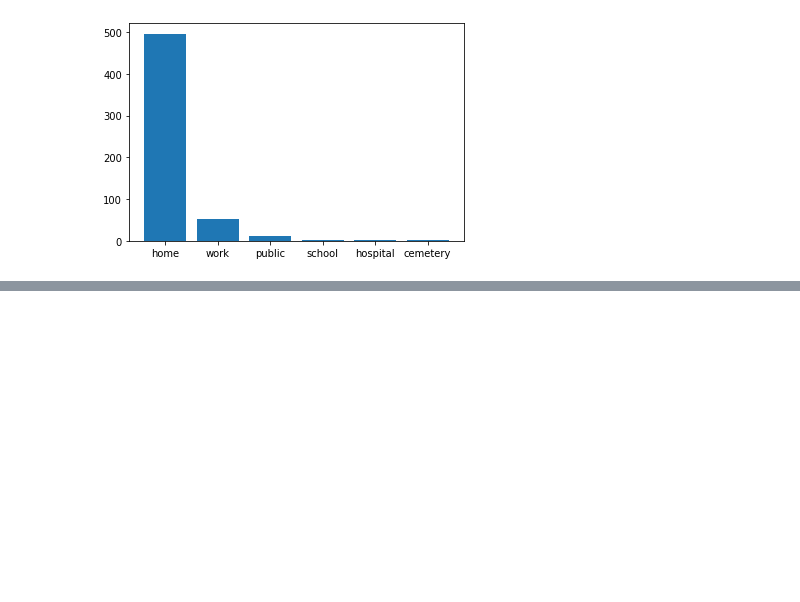
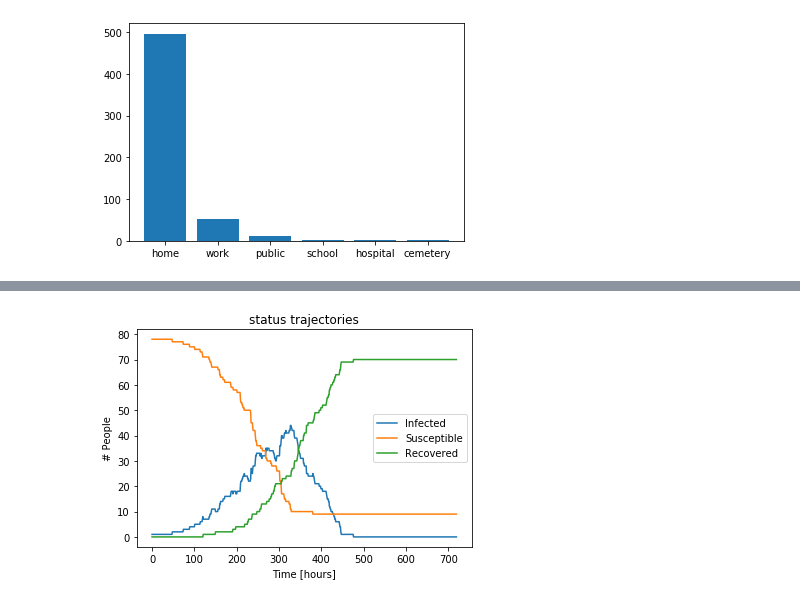
Before and after one commit to joba-1/Corona_Model, a Jupyter notebook: RUN_CoronaABM.ipynb, the cells around one changed output, grey strips where cells are left out. Saved outputs shown, nothing was run; the diff lists cells and outputs as text; code cells hidden in the pictures; blank space fills up the shorter version.

```diff
--- a/RUN_CoronaABM.ipynb
+++ b/RUN_CoronaABM.ipynb
@@ -76,0 +81,4 @@ for file in glob.glob("*/testing*"):
+# %%
+simulation1.plot_status_timecourse(specific_people='doctors')
+# %% [output]
+[figure, added]
```
Also changed, not shown: parts of 12 cells of this notebook, 2 other files.
